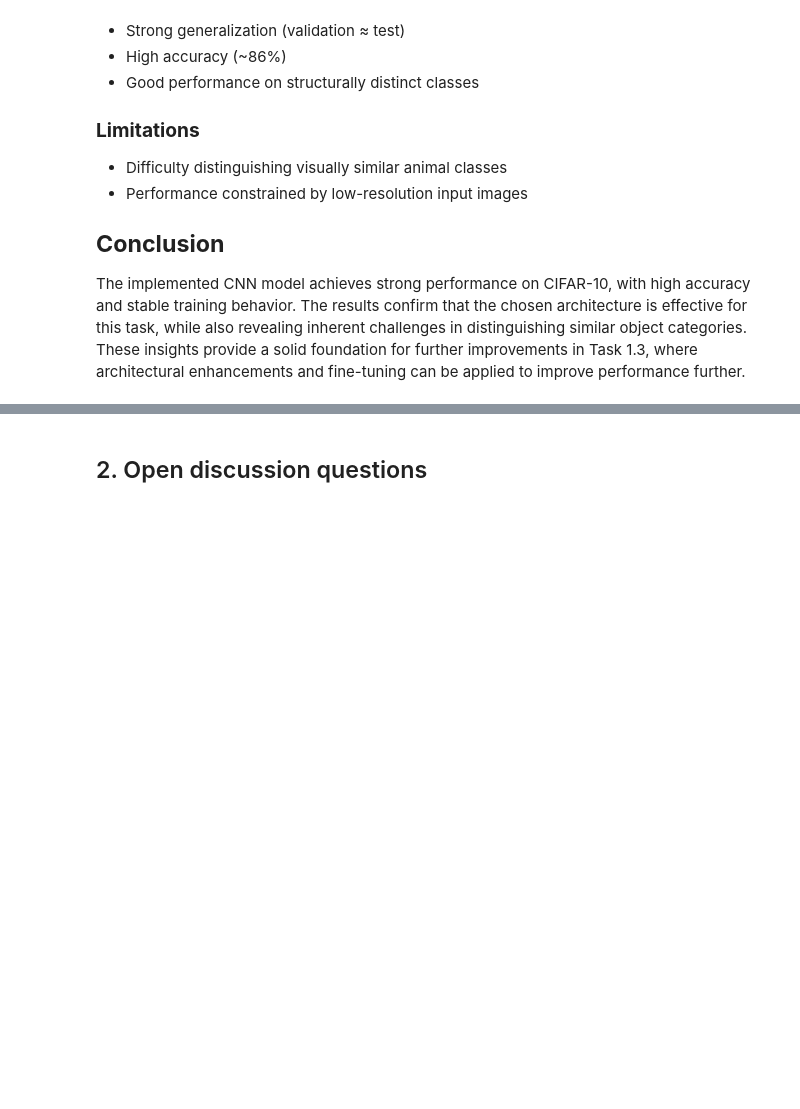
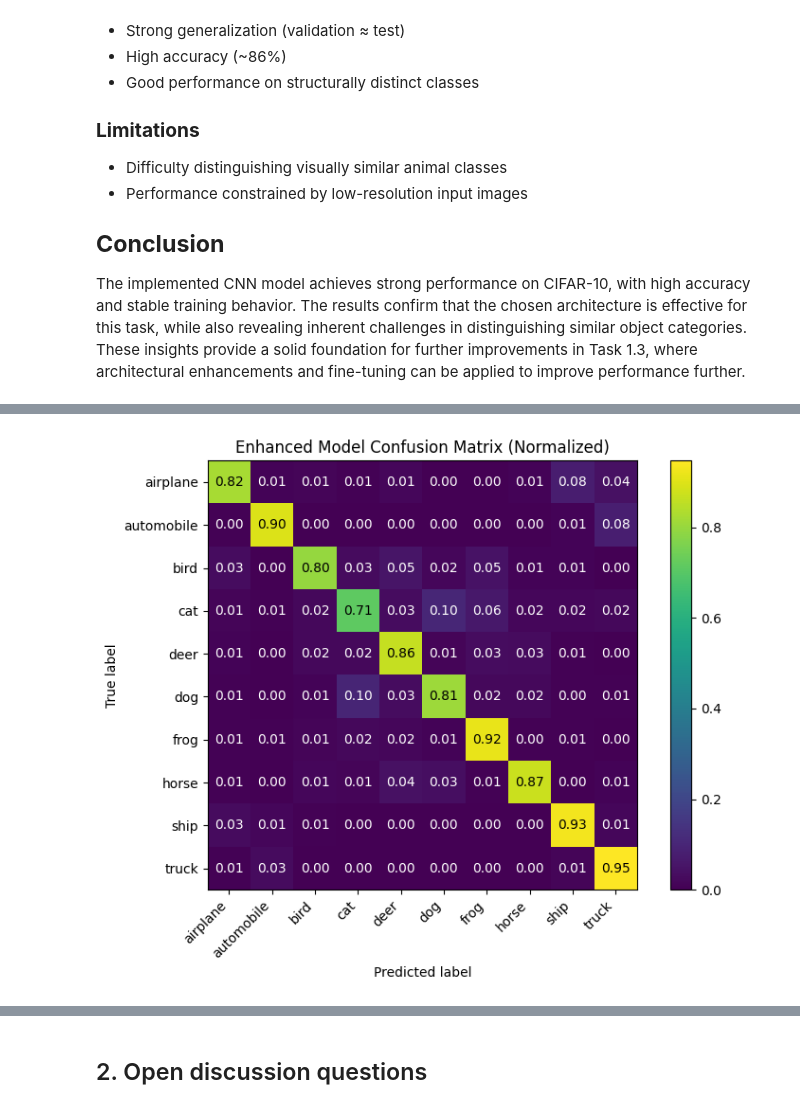
Before and after one commit to mintus2511/DL4AI_230167_Assignment_2, a Jupyter notebook: 230167_Assignment_2_notebook.ipynb, the cells around one changed output, grey strips where cells are left out. Cells and saved outputs as stored; diff of their text form; code cells hidden in the pictures; blank space fills up the shorter version.

```diff
--- a/230167_Assignment_2_notebook.ipynb
+++ b/230167_Assignment_2_notebook.ipynb
@@ -508,0 +610,3 @@ base_model = tf.keras.applications.EfficientNetB0(
+# %%
+enhanced_model, base_model = build_efficientnetb0_enhanced()
+enhanced_model.summary()
@@ -531,7 +698,7 @@ enhanced_model = Model(inputs, outputs, name="EfficientNetB0_Finetuned")
 # %%
 enhanced_model.compile(
-    optimizer=optimizers.Adam(learning_rate=1e-4),
-    loss='categorical_crossentropy',
-    metrics=['accuracy']
+    optimizer=optimizers.Adam(learning_rate=1e-5),
+    loss=loss_fn,
+    metrics=["accuracy"]
 )
 # %%
@@ -573,0 +761,8 @@ Epoch 12/30
+# %%
+Y_pred_prob_enh = enhanced_model.predict(test_ds, verbose=0)
+Y_pred_enh = np.argmax(Y_pred_prob_enh, axis=1)
+Y_true = np.argmax(Y_test, axis=1)
+
+print("Prediction shape:", Y_pred_prob_enh.shape)
+print("Predicted labels shape:", Y_pred_enh.shape)
+print("True labels shape:", Y_true.shape)
@@ -573,0 +794,30 @@ Epoch 12/30
+# %%
+cm_enh = confusion_matrix(Y_true, Y_pred_enh)
+cm_enh_norm = cm_enh.astype("float") / cm_enh.sum(axis=1, keepdims=True)
+
+plt.figure(figsize=(8, 6))
+plt.imshow(cm_enh_norm, cmap="viridis")
+plt.title("Enhanced Model Confusion Matrix (Normalized)")
+plt.colorbar()
+
+tick_marks = np.arange(len(class_names))
+plt.xticks(tick_marks, class_names, rotation=45, ha="right")
+plt.yticks(tick_marks, class_names)
+
+threshold = cm_enh_norm.max() / 2
+for i in range(cm_enh_norm.shape[0]):
+    for j in range(cm_enh_norm.shape[1]):
+        plt.text(
+            j, i,
+            f"{cm_enh_norm[i, j]:.2f}",
+            ha="center",
+            va="center",
+            color="white" if cm_enh_norm[i, j] < threshold else "black"
+        )
+
+plt.ylabel("True label")
+plt.xlabel("Predicted label")
+plt.tight_layout()
+plt.show()
+# %% [output]
+[figure, added]
```
Also changed, not shown: parts of 43 cells of this notebook.
